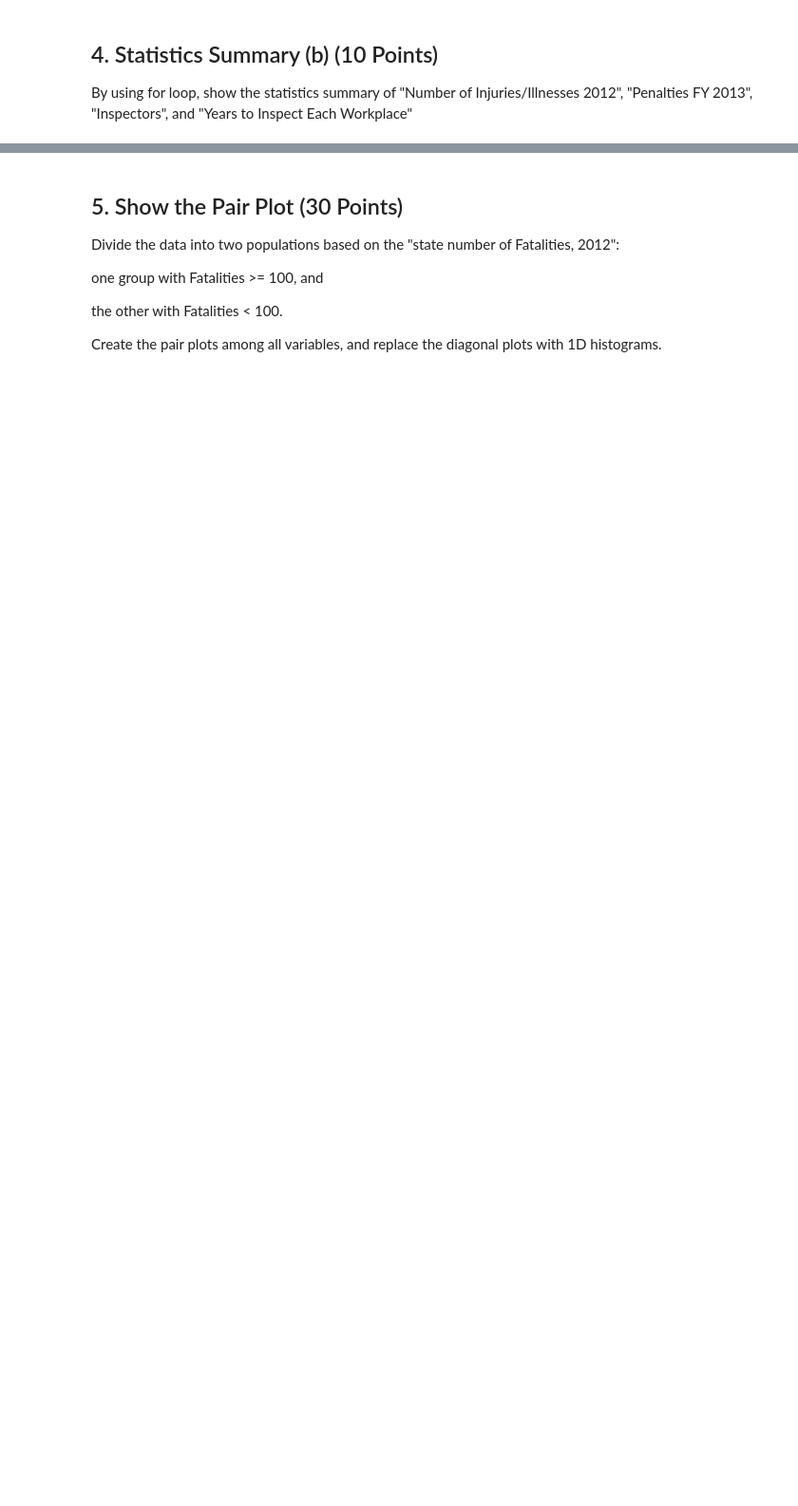
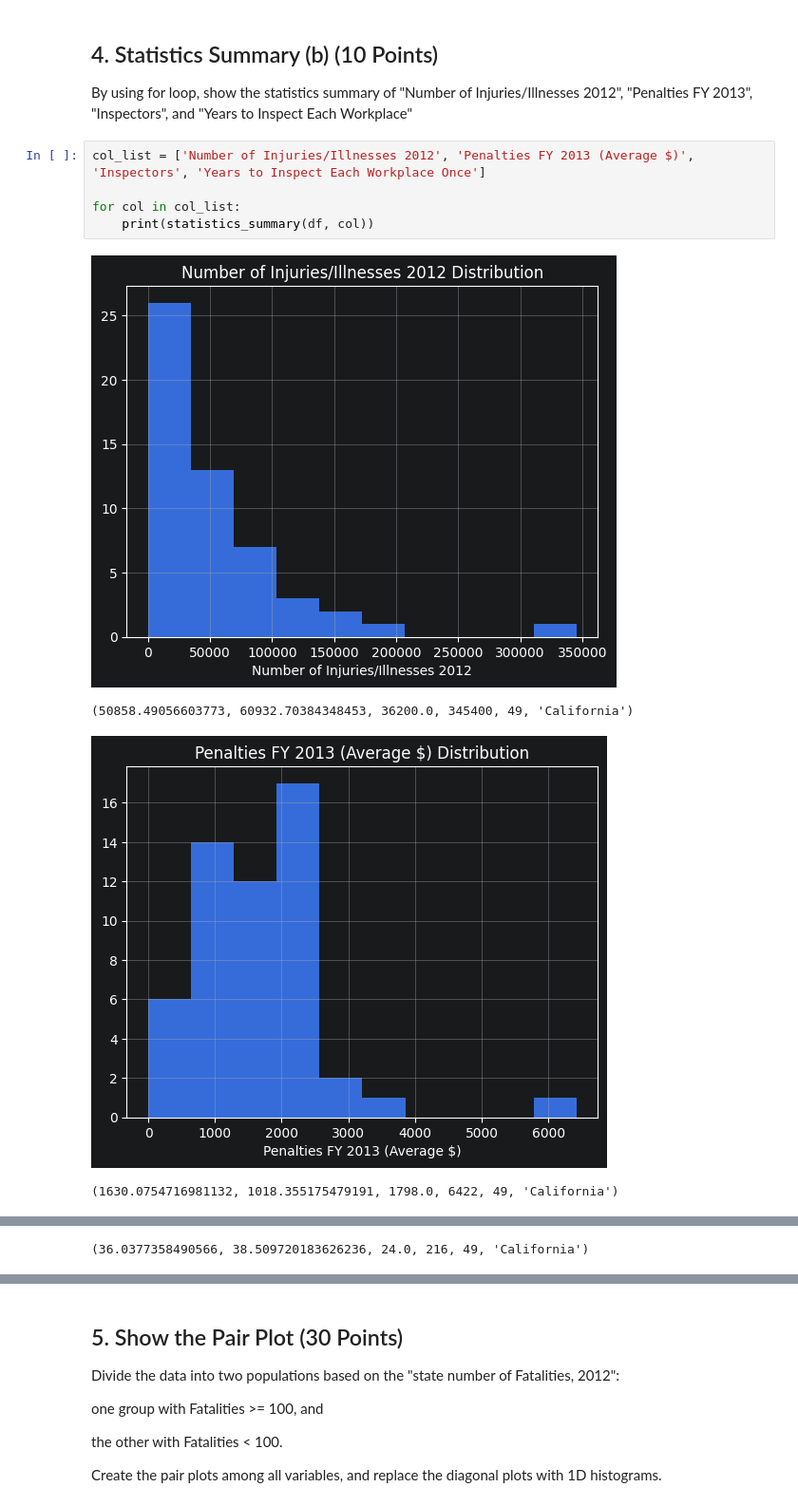
Before and after one commit to radtothebone/data-science-3402, a Jupyter notebook: Lab 6/herrera_christian_lab6.ipynb, the cells around one changed output, grey strips where cells are left out. Shown at 95% size. Saved outputs shown, nothing was run; the diff lists cells and outputs as text; blank space fills up the shorter version.

```diff
--- a/Lab 6/herrera_christian_lab6.ipynb
+++ b/Lab 6/herrera_christian_lab6.ipynb
@@ -83,3 +107,13 @@ Write a Python function named statistics_summary() that summarizes the "State	Nu
 ## 4. Statistics Summary (b) (10 Points)
 
 By using for loop, show the statistics summary of "Number of Injuries/Illnesses 2012", "Penalties FY 2013", "Inspectors", and "Years to Inspect Each Workplace"
+# %%
+col_list = ['Number of Injuries/Illnesses 2012', 'Penalties FY 2013 (Average $)', 'Inspectors', 'Years to Inspect Each Workplace Once']
+
+for col in col_list:
+	print(statistics_summary(df, col))
+# %% [output]
+[figure, added]
+(50858.49056603773, 60932.70384348453, 36200.0, 345400, 49, 'California')
+[figure, added]
+(1630.0754716981132, 1018.355175479191, 1798.0, 6422, 49, 'California')
@@ -85,0 +121 @@ By using for loop, show the statistics summary of "Number of Injuries/Illnesses
+(36.0377358490566, 38.509720183626236, 24.0, 216, 49, 'California')
```
Also changed, not shown: parts of 3 cells of this notebook.
